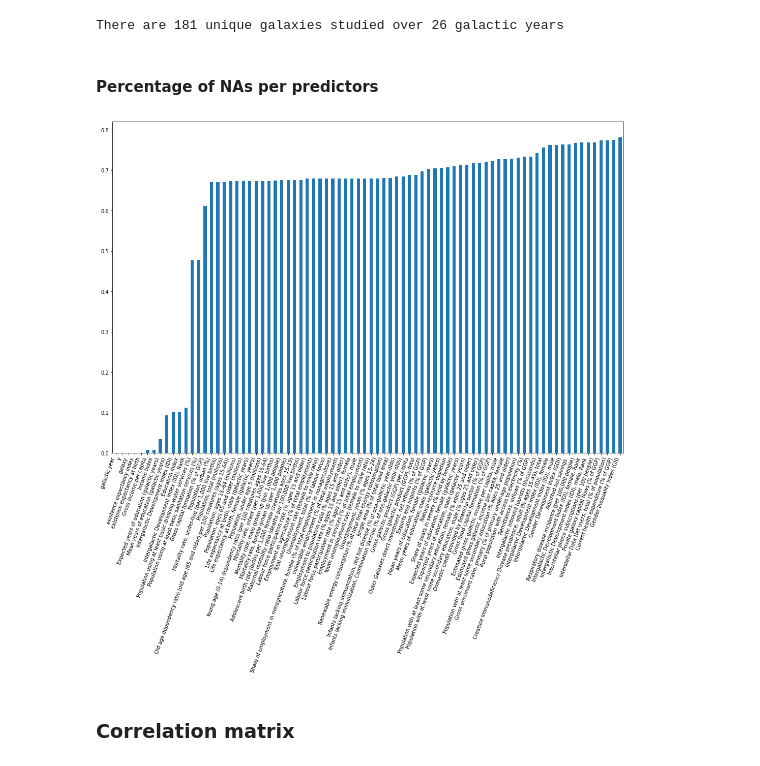
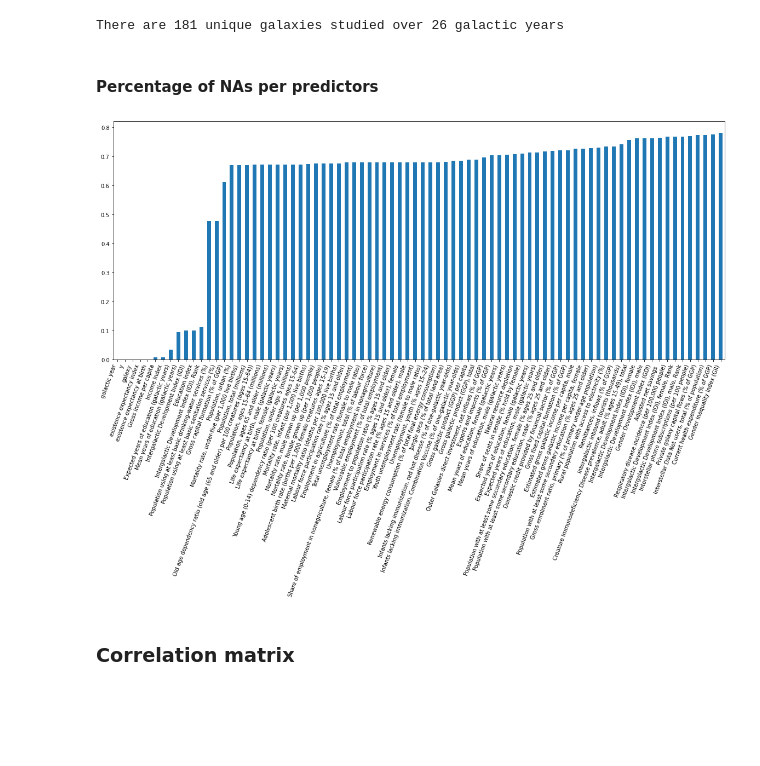
Before and after one commit to AzizMosbah/HappinessForecast, a Jupyter notebook: Draft.ipynb, the cells around one changed output. Cells and saved outputs as stored; diff of their text form; code cells hidden in the pictures; blank space fills up the shorter version.

```diff
--- a/Draft.ipynb
+++ b/Draft.ipynb
@@ -55,19 +55,19 @@ df.describe()
 print("There are {0} unique galaxies studied over {1} galactic years".format(df.galaxy.nunique(), df['galactic year'].nunique()))
 # %% [output]
 There are 181 unique galaxies studied over 26 galactic years
+# %% [markdown]
+#### Percentage of NAs per predictors
 # %%
 import seaborn as sns
 import matplotlib.pyplot as plt
-# %% [markdown]
-#### Percentage of NAs per predictors
 # %%
-plt.figure(figsize=(18,12))
+plt.figure(figsize=(20,8))
 ser = (df.isnull().sum(axis=0) / len(df)).sort_values()
 ax = ser.plot.bar(rot = 0)
 plt.setp(ax.get_xticklabels(), rotation=70, horizontalalignment='right')
 plt.show()
 # %% [output]
-[figure, old version]
+[figure, new version]
 # %% [markdown]
 ### Correlation matrix
 # %%
```
Also changed, not shown: parts of 31 cells of this notebook.
